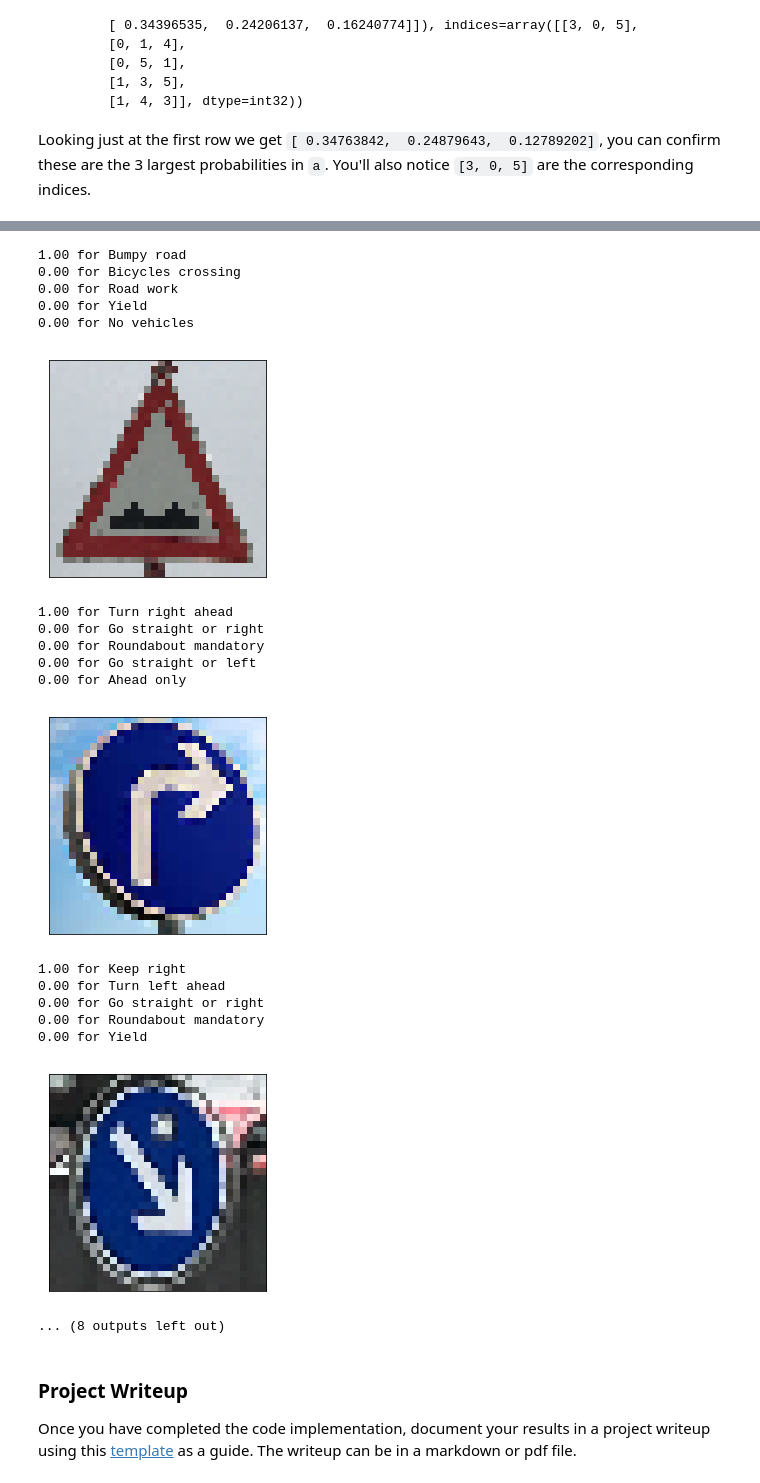
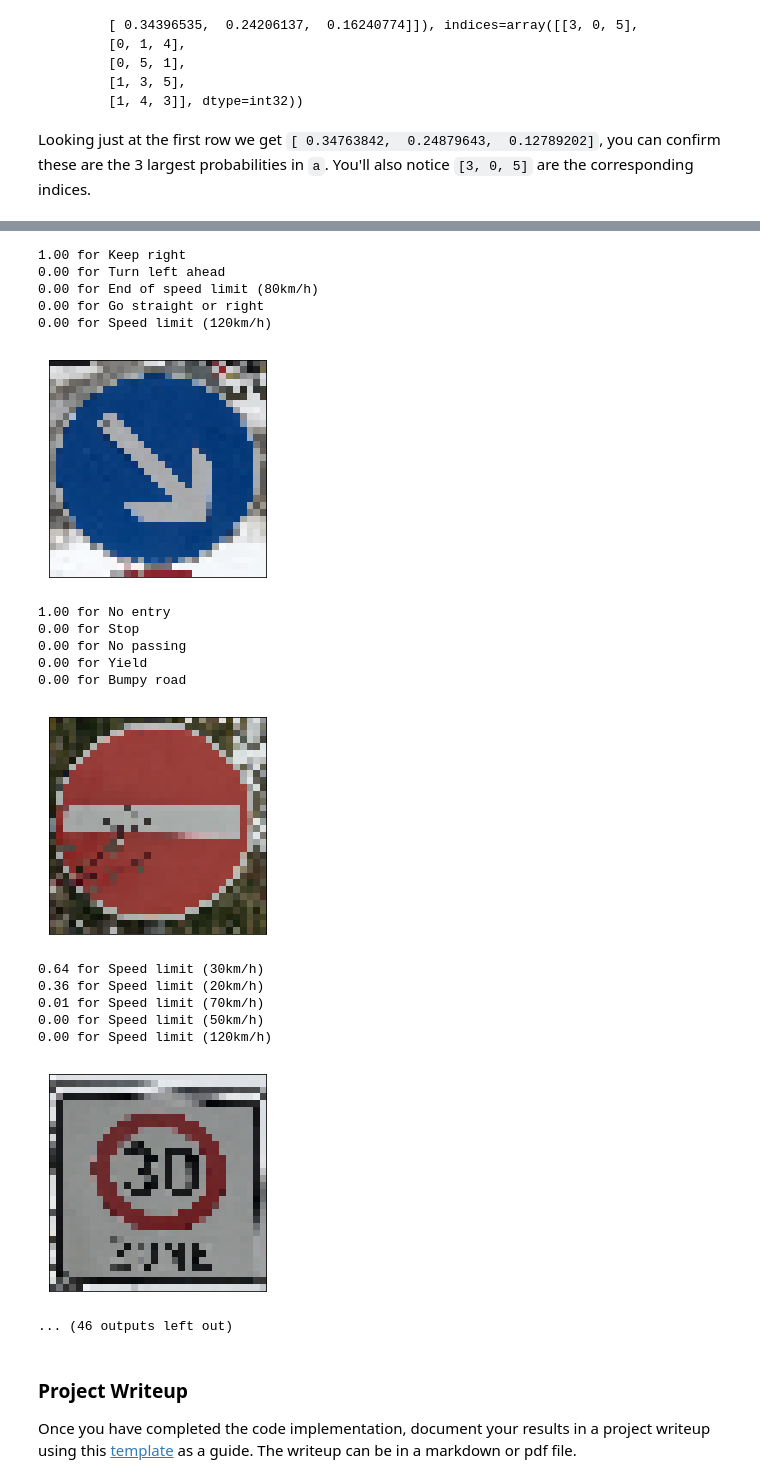
Before and after one commit to KeisukeShimokawa/CarND-Traffic-Sign-Classifier-Project, a Jupyter notebook: Traffic_Sign_Classifier.ipynb, the cells around one changed output, grey strips where cells are left out. Drawn from its saved outputs; the diff is of its cells as text; code cells hidden in the pictures.

```diff
--- a/Traffic_Sign_Classifier.ipynb
+++ b/Traffic_Sign_Classifier.ipynb
@@ -989,5 +1009,5 @@ def plot_topk(images, preds, k=5):
         plt.yticks([])
         plt.show()
 # %%
-plot_topk(X_download_2[:10], preds[:10], k=5)
+plot_topk(X_download_2, preds, k=5)
 # %% [output]
@@ -1012,22 +1032,22 @@ plot_topk(X_download_2[:10], preds[:10], k=5)
-1.00 for Bumpy road
-0.00 for Bicycles crossing
-0.00 for Road work
-0.00 for Yield
-0.00 for No vehicles
+1.00 for Keep right
+0.00 for Turn left ahead
+0.00 for End of speed limit (80km/h)
+0.00 for Go straight or right
+0.00 for Speed limit (120km/h)
-[figure, old version]
+[figure, new version]
-1.00 for Turn right ahead
-0.00 for Go straight or right
-0.00 for Roundabout mandatory
-0.00 for Go straight or left
-0.00 for Ahead only
+1.00 for No entry
+0.00 for Stop
+0.00 for No passing
+0.00 for Yield
+0.00 for Bumpy road
-[figure, old version]
+[figure, new version]
-1.00 for Keep right
-0.00 for Turn left ahead
-0.00 for Go straight or right
-0.00 for Roundabout mandatory
-0.00 for Yield
+0.64 for Speed limit (30km/h)
+0.36 for Speed limit (20km/h)
+0.01 for Speed limit (70km/h)
+0.00 for Speed limit (50km/h)
+0.00 for Speed limit (120km/h)
-[figure, old version]
+[figure, new version]
-... (8 outputs left out)
+... (46 outputs left out)
 # %% [markdown]
 ### Project Writeup
 
```
Also changed, not shown: parts of 12 cells of this notebook, 3 other files.
